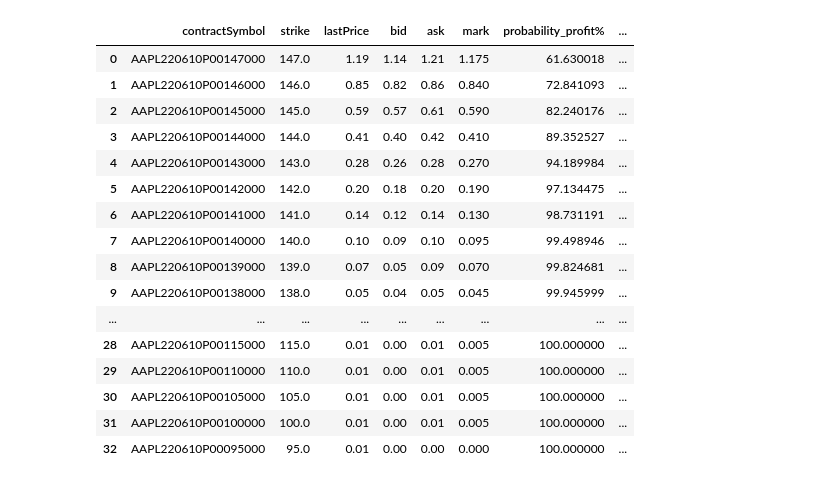
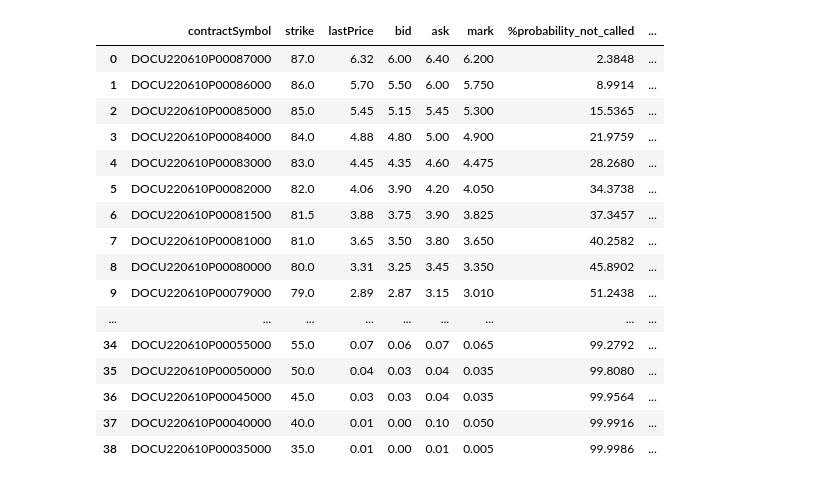
Before and after one commit to woojuyim/earningstrats, a Jupyter notebook: earning_data.ipynb, the cells around one changed output. Cells and saved outputs as stored; diff of their text form; code cells hidden in the pictures.

Commit message:
Fix dist% and IV Crush

```diff
--- a/earning_data.ipynb
+++ b/earning_data.ipynb
@@ -152,55 +139,56 @@ def get_put_options(symbol, price_ceiling = -1):
     opt = tk.option_chain(e)
     puts = pd.DataFrame(opt.puts)
 
     curr_price = tk.history(period='1d')['Close'][0]
 
     puts[['bid', 'ask', 'strike']] = puts[['bid', 'ask', 'strike']].apply(pd.to_numeric)
     puts.insert(6, 'mark', (puts['bid'] + puts['ask']) / 2)
-    puts.insert(12, 'dist%', ((curr_price - puts['strike'] ) / puts['strike']) * 100)
+    puts.insert(12, 'dist%', ((curr_price - puts['strike'] ) / curr_price) * 100)
 
     puts = puts.drop(columns = ['contractSize', 'currency', 'change', 'percentChange', 'lastTradeDate', 'inTheMoney'])
 #     temp = puts.pop('contractSymbol')
 #     puts['contractSymbol'] = temp
 
 
     moves = get_expected_move(symbol)
-    puts['average%'] = moves[3] * 100
+    puts['average_move%'] = moves[3] * 100
     puts['IV_move%'] = moves[0] * 100
     puts['straddle_move%'] = moves[1] * 100
     puts['strad_strang_move%'] = moves[2] * 100
 
     puts['expirationDate'] = e
 
     if price_ceiling == -1:
         price_ceiling = curr_price
 
     index_names = puts[(puts['strike'] > price_ceiling)].index
     puts = puts.drop(index_names)
+
+    zscore = (puts['dist%'] / puts['average_move%'])
+    puts.insert(6, '%probability_not_called', (halfnorm.cdf(zscore) * 100).round(4))
+    puts.insert(7, '%gain_of_collateral', (puts['mark'] * 100 / puts['strike']))
+
     puts.sort_values(by=['strike'], inplace=True, ascending=False)
     puts.reset_index(drop=True, inplace=True)
-
-
-    zscore = (puts['dist%'] / puts['average%'])
-    puts.insert(6, 'probability_profit%', norm.cdf(zscore) * 100)
-    puts.insert(7, '%gain_of_collateral', (puts['mark'] * 100 / puts['strike']))
     return puts
 
-get_put_options("AAPL")
+val = get_put_options("DOCU")
+val
 # %% [output]
-|  | contractSymbol | strike | lastPrice | bid | ask | mark | probability_profit% | ... |
-| 0 | AAPL220610P00147000 | 147.0 | 1.19 | 1.14 | 1.21 | 1.175 | 61.630018 | ... |
-| 1 | AAPL220610P00146000 | 146.0 | 0.85 | 0.82 | 0.86 | 0.840 | 72.841093 | ... |
-| 2 | AAPL220610P00145000 | 145.0 | 0.59 | 0.57 | 0.61 | 0.590 | 82.240176 | ... |
-| 3 | AAPL220610P00144000 | 144.0 | 0.41 | 0.40 | 0.42 | 0.410 | 89.352527 | ... |
-| 4 | AAPL220610P00143000 | 143.0 | 0.28 | 0.26 | 0.28 | 0.270 | 94.189984 | ... |
-| 5 | AAPL220610P00142000 | 142.0 | 0.20 | 0.18 | 0.20 | 0.190 | 97.134475 | ... |
-| 6 | AAPL220610P00141000 | 141.0 | 0.14 | 0.12 | 0.14 | 0.130 | 98.731191 | ... |
-| 7 | AAPL220610P00140000 | 140.0 | 0.10 | 0.09 | 0.10 | 0.095 | 99.498946 | ... |
-| 8 | AAPL220610P00139000 | 139.0 | 0.07 | 0.05 | 0.09 | 0.070 | 99.824681 | ... |
-| 9 | AAPL220610P00138000 | 138.0 | 0.05 | 0.04 | 0.05 | 0.045 | 99.945999 | ... |
+|  | contractSymbol | strike | lastPrice | bid | ask | mark | %probability_not_called | ... |
+| 0 | DOCU220610P00087000 | 87.0 | 6.32 | 6.00 | 6.40 | 6.200 | 2.3848 | ... |
+| 1 | DOCU220610P00086000 | 86.0 | 5.70 | 5.50 | 6.00 | 5.750 | 8.9914 | ... |
+| 2 | DOCU220610P00085000 | 85.0 | 5.45 | 5.15 | 5.45 | 5.300 | 15.5365 | ... |
+| 3 | DOCU220610P00084000 | 84.0 | 4.88 | 4.80 | 5.00 | 4.900 | 21.9759 | ... |
+| 4 | DOCU220610P00083000 | 83.0 | 4.45 | 4.35 | 4.60 | 4.475 | 28.2680 | ... |
+| 5 | DOCU220610P00082000 | 82.0 | 4.06 | 3.90 | 4.20 | 4.050 | 34.3738 | ... |
+| 6 | DOCU220610P00081500 | 81.5 | 3.88 | 3.75 | 3.90 | 3.825 | 37.3457 | ... |
+| 7 | DOCU220610P00081000 | 81.0 | 3.65 | 3.50 | 3.80 | 3.650 | 40.2582 | ... |
+| 8 | DOCU220610P00080000 | 80.0 | 3.31 | 3.25 | 3.45 | 3.350 | 45.8902 | ... |
+| 9 | DOCU220610P00079000 | 79.0 | 2.89 | 2.87 | 3.15 | 3.010 | 51.2438 | ... |
 | ... | ... | ... | ... | ... | ... | ... | ... | ... |
-| 28 | AAPL220610P00115000 | 115.0 | 0.01 | 0.00 | 0.01 | 0.005 | 100.000000 | ... |
-| 29 | AAPL220610P00110000 | 110.0 | 0.01 | 0.00 | 0.01 | 0.005 | 100.000000 | ... |
-| 30 | AAPL220610P00105000 | 105.0 | 0.01 | 0.00 | 0.01 | 0.005 | 100.000000 | ... |
-| 31 | AAPL220610P00100000 | 100.0 | 0.01 | 0.00 | 0.01 | 0.005 | 100.000000 | ... |
-| 32 | AAPL220610P00095000 | 95.0 | 0.01 | 0.00 | 0.00 | 0.000 | 100.000000 | ... |
+| 34 | DOCU220610P00055000 | 55.0 | 0.07 | 0.06 | 0.07 | 0.065 | 99.2792 | ... |
+| 35 | DOCU220610P00050000 | 50.0 | 0.04 | 0.03 | 0.04 | 0.035 | 99.8080 | ... |
+| 36 | DOCU220610P00045000 | 45.0 | 0.03 | 0.03 | 0.04 | 0.035 | 99.9564 | ... |
+| 37 | DOCU220610P00040000 | 40.0 | 0.01 | 0.00 | 0.10 | 0.050 | 99.9916 | ... |
+| 38 | DOCU220610P00035000 | 35.0 | 0.01 | 0.00 | 0.01 | 0.005 | 99.9986 | ... |
```
Also changed, not shown: parts of 10 cells of this notebook.
